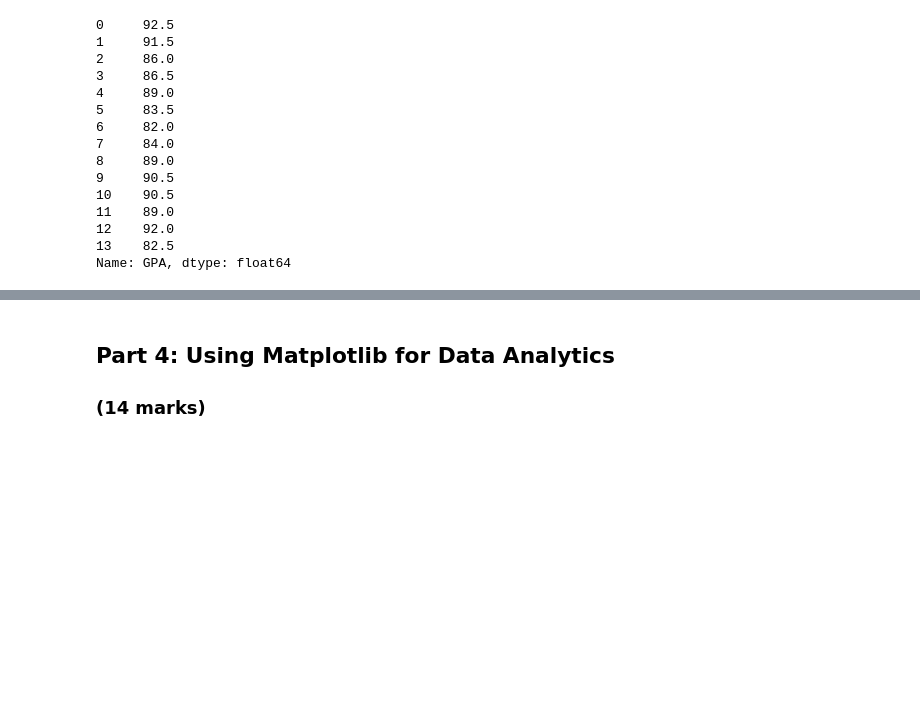
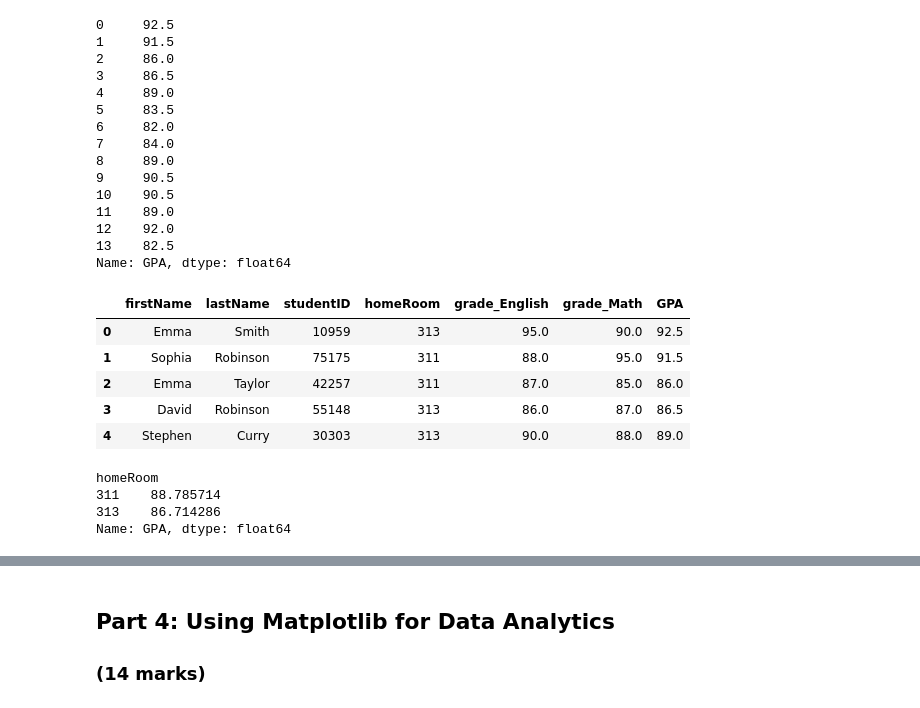
Before and after one commit to Prinid/engg680_2024_fall, a Jupyter notebook: LabAssignment1/StudentGradeManagementSystem.ipynb, the cells around one changed output, grey strips where cells are left out. Saved outputs shown, nothing was run; the diff lists cells and outputs as text; code cells hidden in the pictures; blank space fills up the shorter version.

```diff
--- a/LabAssignment1/StudentGradeManagementSystem.ipynb
+++ b/LabAssignment1/StudentGradeManagementSystem.ipynb
@@ -313,16 +303,35 @@ df_homeroom = pd.read_csv('/content/drive/MyDrive/engg680_2024_fall/LabAssignmen
 # %%
 # Merge the studentHomerooms with the merged dataset. Make sure that the key you are joining on are the same typecast for both datasets.
 # Also ensure that there are no redundant columns, and finally display the first few rows.
 # Hint: try joining on more than one column to avoid having to drop redundant columns, ie. on=['studentID', '<ColumnA>', '<ColumnB>'] ...
 # (5 marks)
-#
+df_studentGrades['studentID'] = df_studentGrades['studentID'].astype('str') # making both datatypes of student grades and homeroom the same=string
+df_homeroom['studentID'] = df_homeroom['studentID'].astype('str')
+df_homeroom.rename(columns={'firstName_English': 'firstName'}, inplace=True)
+df_studentGrades.rename(columns={'lastName_English': 'lastName'}, inplace=True)
+
+df_studentInfo = pd.merge(df_homeroom, df_studentGrades, on=['studentID', 'firstName', 'lastName']) # Changed 'lastName_Eng' to 'lastName' to match column name in df_homeroom
+df_studentInfo.head()
+# %% [output]
+|  | firstName | lastName | studentID | homeRoom | grade_English | grade_Math | GPA |
+| 0 | Emma | Smith | 10959 | 313 | 95.0 | 90.0 | 92.5 |
+| 1 | Sophia | Robinson | 75175 | 311 | 88.0 | 95.0 | 91.5 |
+| 2 | Emma | Taylor | 42257 | 311 | 87.0 | 85.0 | 86.0 |
+| 3 | David | Robinson | 55148 | 313 | 86.0 | 87.0 | 86.5 |
+| 4 | Stephen | Curry | 30303 | 313 | 90.0 | 88.0 | 89.0 |
 # %%
 # The code below calculates the mean of each homeroom class.
-df_grouped = df_studentInfo.groupby('homeRoom')['GPA'].mean()
+df_grouped = df_studentInfo.groupby('homeRoom')['GPA'].mean() # Changed df_studentGrades to df_studentInfo which has the homeroom column
 
 # Which homeroom has a higher GPA?
 # (1 mark)
-#
+
+print(df_grouped)
+# %% [output]
+homeRoom
+311    88.785714
+313    86.714286
+Name: GPA, dtype: float64
 # %%
 # Now let's work with multiple sorts. The .sort_values() method can sort by multiple columns, meaning you can specify a primary column and a secondary column for sorting.
 # For example, by=['ColumnA', 'ColumnB'] will first sort by ColumnA and then by ColumnB.
```
Also changed, not shown: parts of 11 cells of this notebook.
